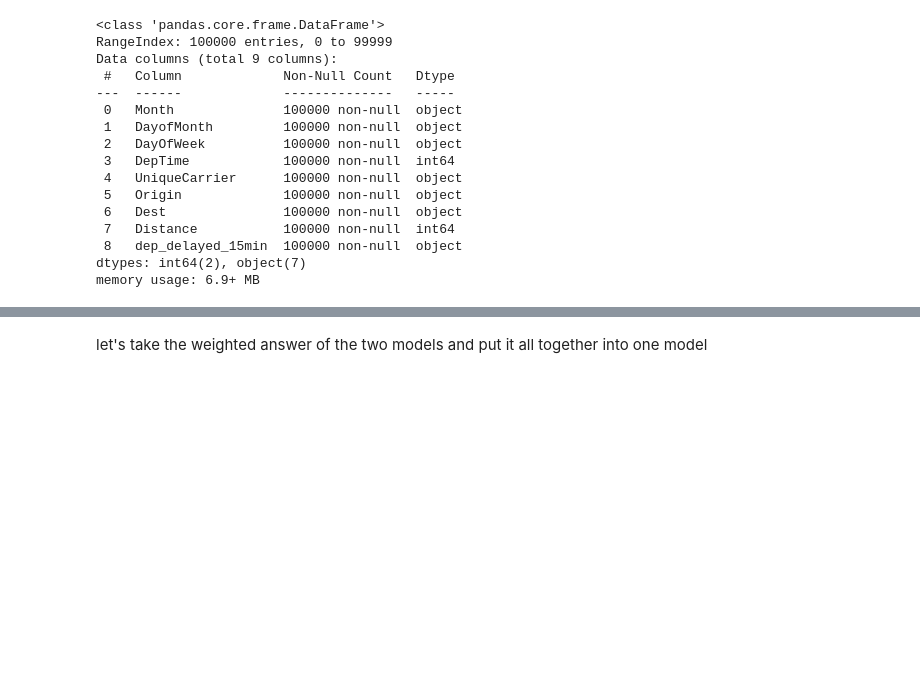
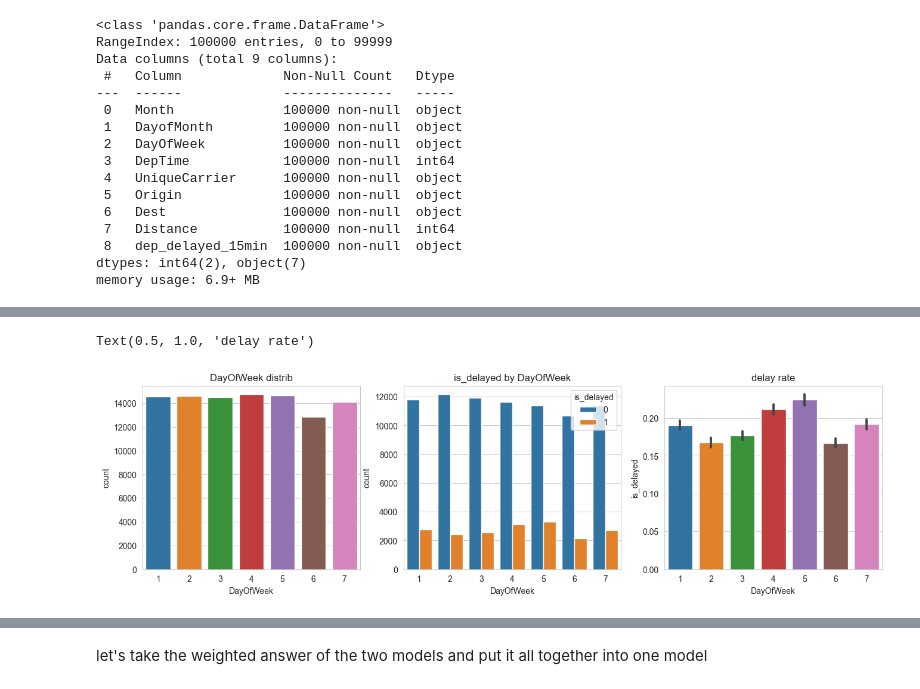
Before and after one commit to ArtsiomShatsernik/projects, a Jupyter notebook: flight_delays/flight_delay.ipynb, the cells around one changed output, grey strips where cells are left out. Drawn from its saved outputs; the diff is of its cells as text; code cells hidden in the pictures; blank space fills up the shorter version.

```diff
--- a/flight_delays/flight_delay.ipynb
+++ b/flight_delays/flight_delay.ipynb
@@ -95,0 +112,11 @@ test["Route"] = test["Origin"] + "_" + train["Dest"]
+# %%
+fig, ax = plt.subplots(1, 3, figsize=(16, 4))
+sns.countplot(data=train, x="DayOfWeek", ax=ax[0]);
+ax[0].set_title("DayOfWeek distrib");
+sns.countplot(data=train, x="DayOfWeek", hue="is_delayed", ax=ax[1]);
+ax[1].set_title("is_delayed by DayOfWeek");
+sns.barplot(x="DayOfWeek", y="is_delayed", data=train, ax=ax[2]);
+ax[2].set_title("delay rate")
+# %% [output]
+Text(0.5, 1.0, 'delay rate')
+[figure, added]
```
Also changed, not shown: parts of 60 cells of this notebook.
